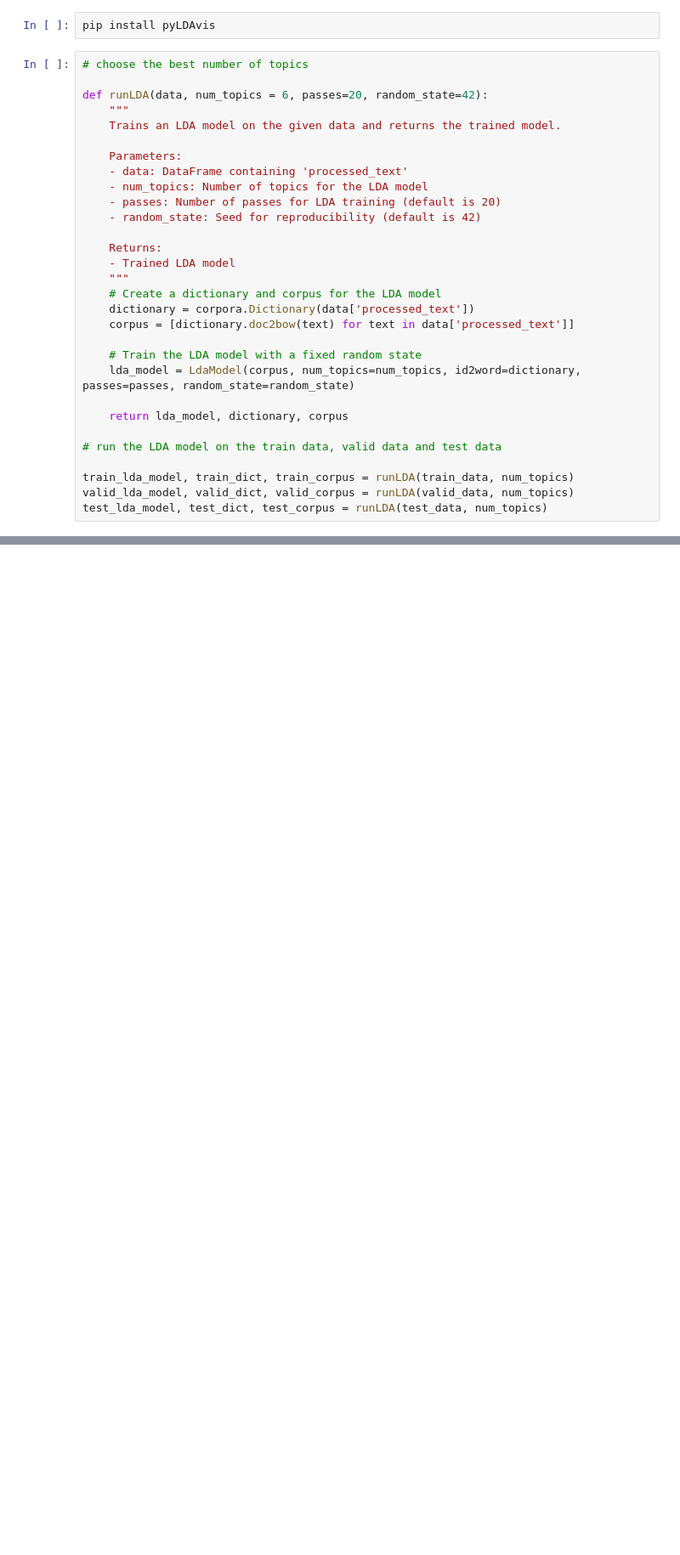
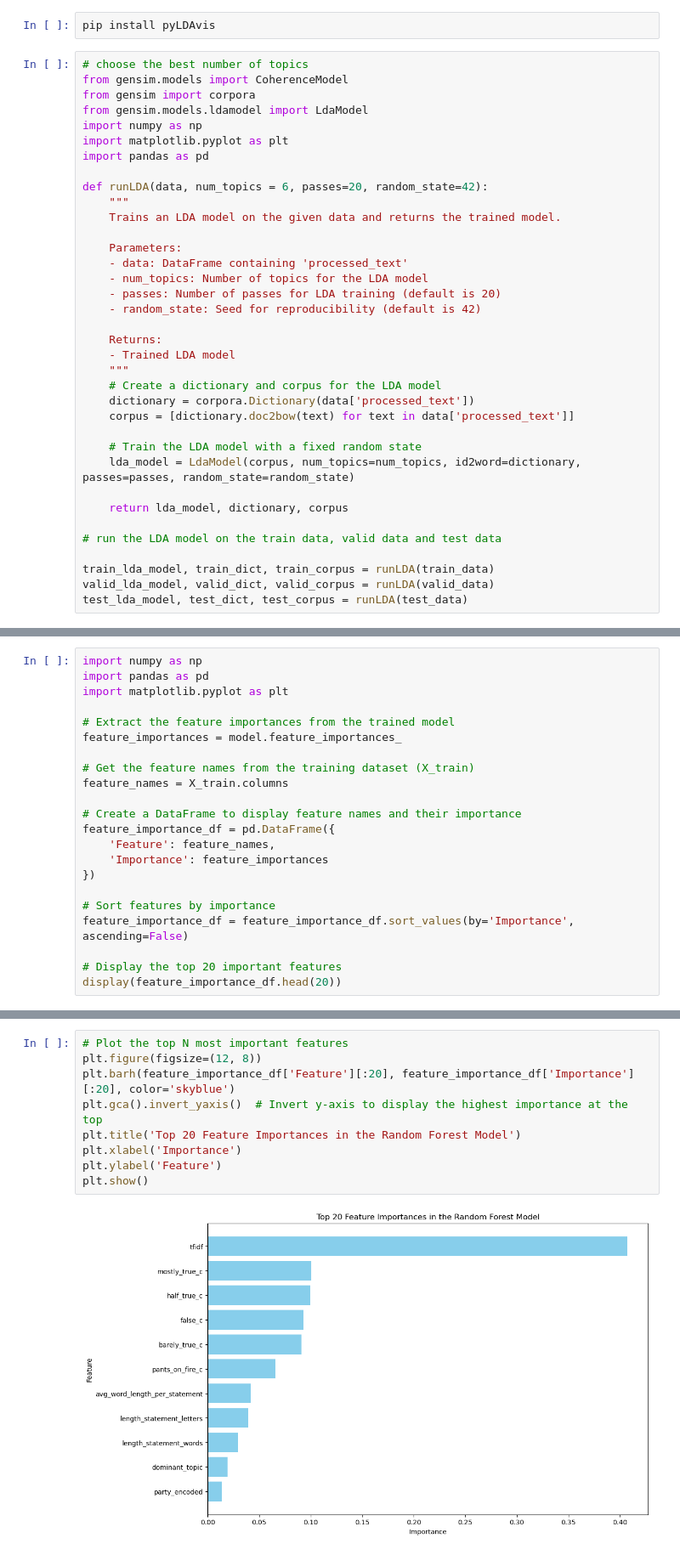
Before and after one commit to sigalgrabois/ADS_final_project, a Jupyter notebook: fake_news_detection_final.ipynb, the cells around one changed output, grey strips where cells are left out. Shown at 85% size. Saved outputs shown, nothing was run; the diff lists cells and outputs as text; blank space fills up the shorter version.

```diff
--- a/fake_news_detection_final.ipynb
+++ b/fake_news_detection_final.ipynb
@@ -992,6 +1147,12 @@ from gensim.models.ldamodel import LdaModel
 pip install pyLDAvis
 # %%
 # choose the best number of topics
+from gensim.models import CoherenceModel
+from gensim import corpora
+from gensim.models.ldamodel import LdaModel
+import numpy as np
+import matplotlib.pyplot as plt
+import pandas as pd
 
 def runLDA(data, num_topics = 6, passes=20, random_state=42):
     """
@@ -1017,9 +1178,9 @@ def runLDA(data, num_topics = 6, passes=20, random_state=42):
 
 # run the LDA model on the train data, valid data and test data
 
-train_lda_model, train_dict, train_corpus = runLDA(train_data, num_topics)
-valid_lda_model, valid_dict, valid_corpus = runLDA(valid_data, num_topics)
-test_lda_model, test_dict, test_corpus = runLDA(test_data, num_topics)
+train_lda_model, train_dict, train_corpus = runLDA(train_data)
+valid_lda_model, valid_dict, valid_corpus = runLDA(valid_data)
+test_lda_model, test_dict, test_corpus = runLDA(test_data)
 # %%
 import pyLDAvis.gensim_models as gensimvis
 import pyLDAvis
@@ -1226,0 +1451,22 @@ print('(row=expected, col=predicted)')
+# %%
+import numpy as np
+import pandas as pd
+import matplotlib.pyplot as plt
+
+# Extract the feature importances from the trained model
+feature_importances = model.feature_importances_
+
+# Get the feature names from the training dataset (X_train)
+feature_names = X_train.columns
+
+# Create a DataFrame to display feature names and their importance
+feature_importance_df = pd.DataFrame({
+    'Feature': feature_names,
+    'Importance': feature_importances
+})
+
+# Sort features by importance
+feature_importance_df = feature_importance_df.sort_values(by='Importance', ascending=False)
+
+# Display the top 20 important features
+display(feature_importance_df.head(20))
@@ -1226,0 +1486,11 @@ print('(row=expected, col=predicted)')
+# %%
+# Plot the top N most important features
+plt.figure(figsize=(12, 8))
+plt.barh(feature_importance_df['Feature'][:20], feature_importance_df['Importance'][:20], color='skyblue')
+plt.gca().invert_yaxis()  # Invert y-axis to display the highest importance at the top
+plt.title('Top 20 Feature Importances in the Random Forest Model')
+plt.xlabel('Importance')
+plt.ylabel('Feature')
+plt.show()
+# %% [output]
+[figure, added]
```
Also changed, not shown: parts of 34 cells of this notebook, 3 other files.
